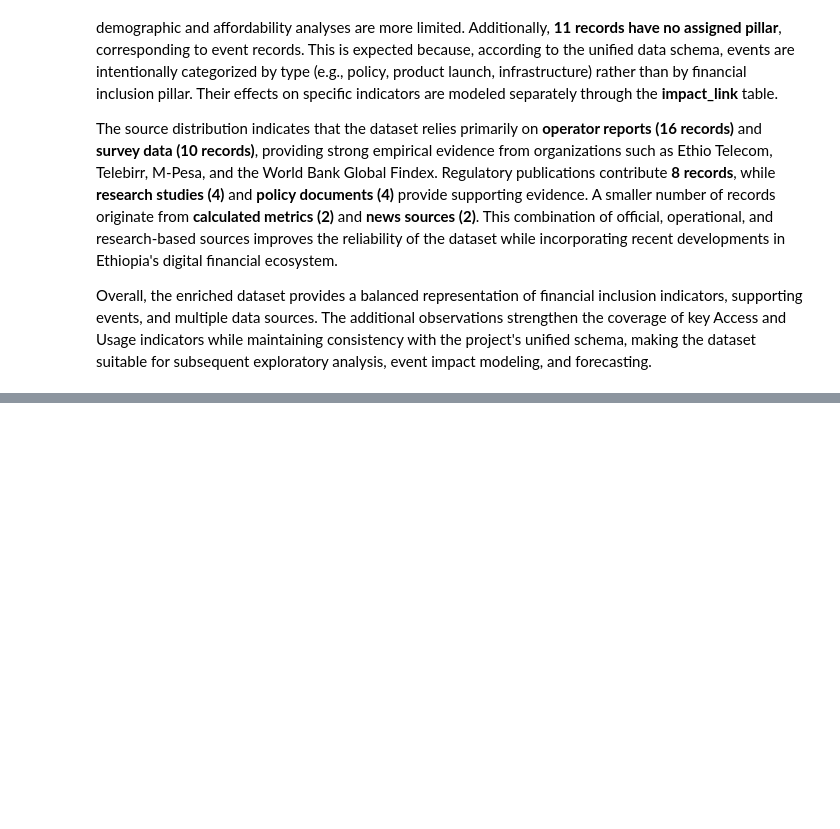
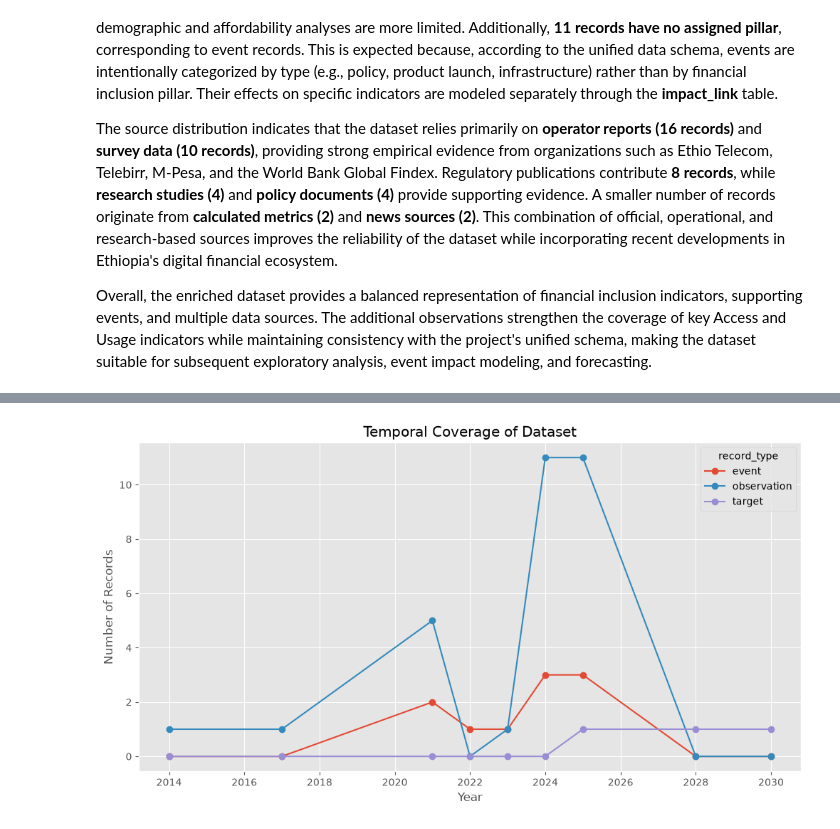
Before and after one commit to Lalisecf/ethiopia-fi-forecast-week11, a Jupyter notebook: notebooks/task_2_eda.ipynb, the cells around one changed output, grey strips where cells are left out. Saved outputs shown, nothing was run; the diff lists cells and outputs as text; code cells hidden in the pictures; blank space fills up the shorter version.

```diff
--- a/notebooks/task_2_eda.ipynb
+++ b/notebooks/task_2_eda.ipynb
@@ -210,0 +321,18 @@ Overall, the enriched dataset provides a balanced representation of financial in
+# %%
+#Convert dates
+df["observation_date"] = pd.to_datetime(
+    df["observation_date"],
+    errors="coerce"
+)
+# %%
+#Extract year
+df["year"] = df["observation_date"].dt.year
+# %%
+#Coverage table
+coverage = (
+    df.groupby(["year","record_type"])
+      .size()
+      .unstack(fill_value=0)
+)
+
+coverage
@@ -210,0 +351,18 @@ Overall, the enriched dataset provides a balanced representation of financial in
+# %%
+#Visualization
+coverage.plot(
+    figsize=(12,6),
+    marker="o"
+)
+
+plt.title("Temporal Coverage of Dataset")
+
+plt.xlabel("Year")
+
+plt.ylabel("Number of Records")
+
+plt.grid(True)
+
+plt.show()
+# %% [output]
+[figure, added]
```
Also changed, not shown: parts of 20 cells of this notebook.
